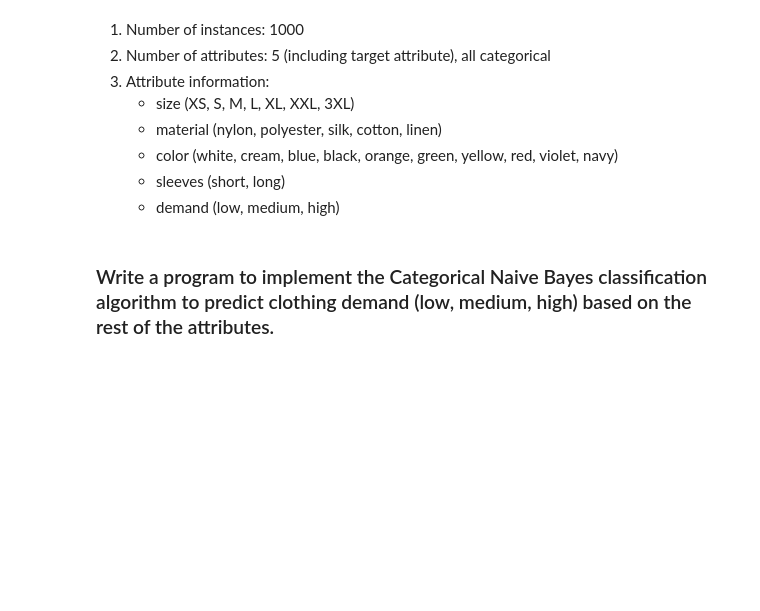
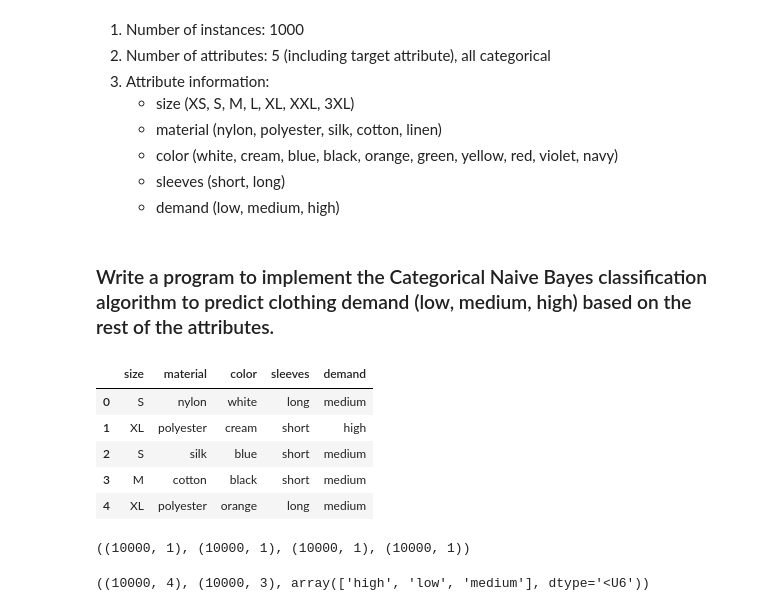
Before and after one commit to commandermaks/Mchine-learning, a Jupyter notebook: Multinomial_Categorical_NB.ipynb, the cells around one changed output. Cells and saved outputs as stored; diff of their text form; code cells hidden in the pictures; blank space fills up the shorter version.

```diff
--- a/Multinomial_Categorical_NB.ipynb
+++ b/Multinomial_Categorical_NB.ipynb
@@ -552,0 +752,11 @@ print('Prior probabilities\n',prior_probs)
+# %%
+df = pd.read_csv('/content/Clothing.csv', index_col=0)
+# %%
+df.head()
+# %% [output]
+|  | size | material | color | sleeves | demand |
+| 0 | S | nylon | white | long | medium |
+| 1 | XL | polyester | cream | short | high |
+| 2 | S | silk | blue | short | medium |
+| 3 | M | cotton | black | short | medium |
+| 4 | XL | polyester | orange | long | medium |
@@ -552,0 +768,4 @@ print('Prior probabilities\n',prior_probs)
+# %%
+size.shape, material.shape, color.shape, sleeves.shape
+# %% [output]
+((10000, 1), (10000, 1), (10000, 1), (10000, 1))
@@ -552,0 +794,5 @@ print('Prior probabilities\n',prior_probs)
+# %%
+X,y,classes = preprocess()
+X.shape, y.shape, classes
+# %% [output]
+((10000, 4), (10000, 3), array(['high', 'low', 'medium'], dtype='<U6'))
```
Also changed, not shown: parts of 32 cells of this notebook.
